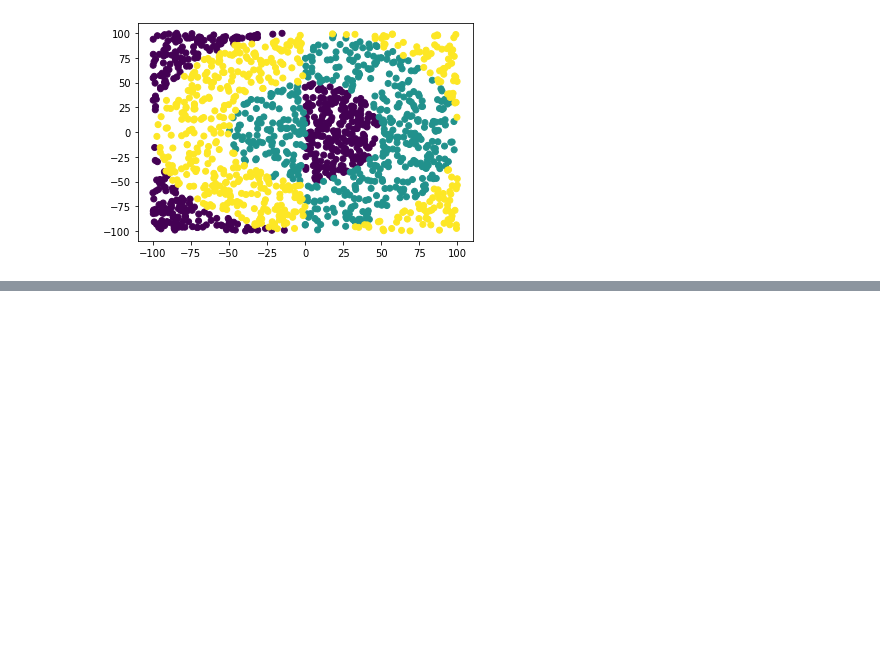
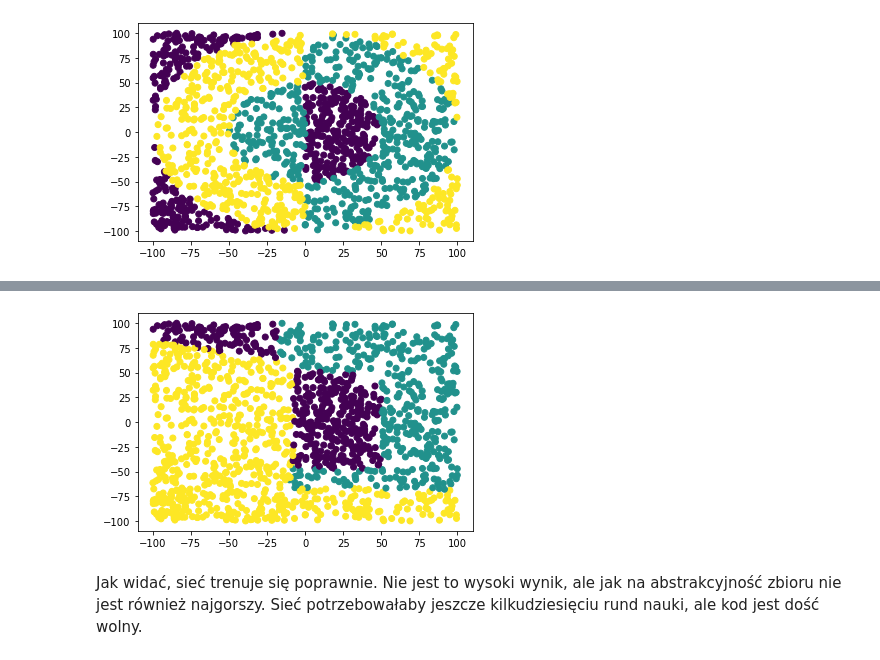
Before and after one commit to jakwisn/metody_inteligencji_obliczeniowej, a Jupyter notebook: zadania/NEAT2.ipynb, the cells around one changed output, grey strips where cells are left out. Saved outputs shown, nothing was run; the diff lists cells and outputs as text; code cells hidden in the pictures; blank space fills up the shorter version.

```diff
--- a/zadania/NEAT2.ipynb
+++ b/zadania/NEAT2.ipynb
@@ -283,12 +283,12 @@ plt.show()
 # %% [output]
 [figure]
 # %%
-train_x = np.asarray(train.iloc[:,0:2])
-train_y = np.asarray(train.iloc[:,2])
+x = np.asarray(train.iloc[:,0:2])
+y = np.asarray(train.iloc[:,2])
 
-x = np.asarray(train_x)
+x = np.asarray(x)
 x = (x - np.mean(x, axis = 0))/np.std(x, axis = 0)
-y = np.asarray(train_y)
+y = np.asarray(y)
 # %%
 neat = NEAT(100, 2, 3)
 neat.start()
@@ -297,0 +329,11 @@ Population best: 0.5266666666666666
+# %%
+out = []
+for inp in x:
+    out.append(np.argmax(softmax(neat.best.forward(inp).astype('float32'))))
+# %%
+plt.scatter(train['x'], train['y'], c=out)
+plt.show()
+# %% [output]
+[figure, added]
+# %% [markdown]
+Jak widać, sieć trenuje się poprawnie. Nie jest to wysoki wynik, ale jak na abstrakcyjność zbioru nie jest również najgorszy. Sieć potrzebowałaby jeszcze kilkudziesięciu rund nauki, ale kod jest dość wolny.
```
Also changed, not shown: parts of 3 cells of this notebook.
